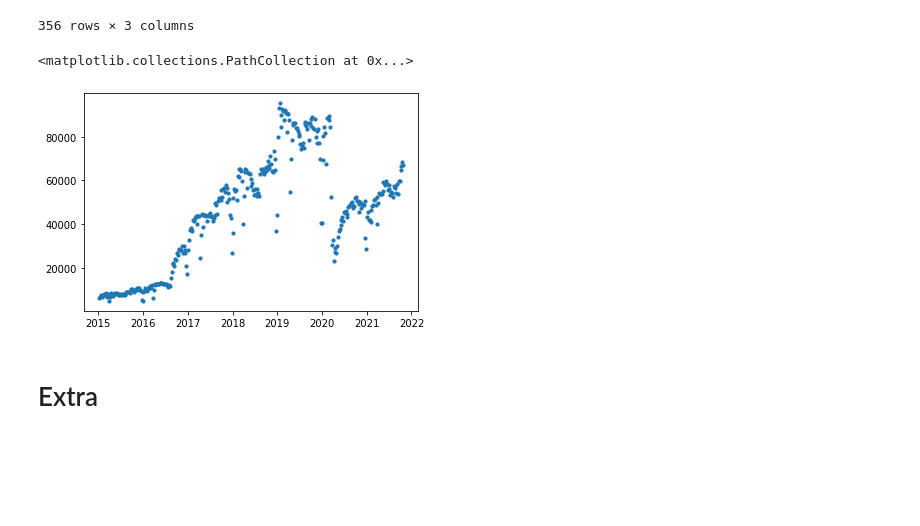
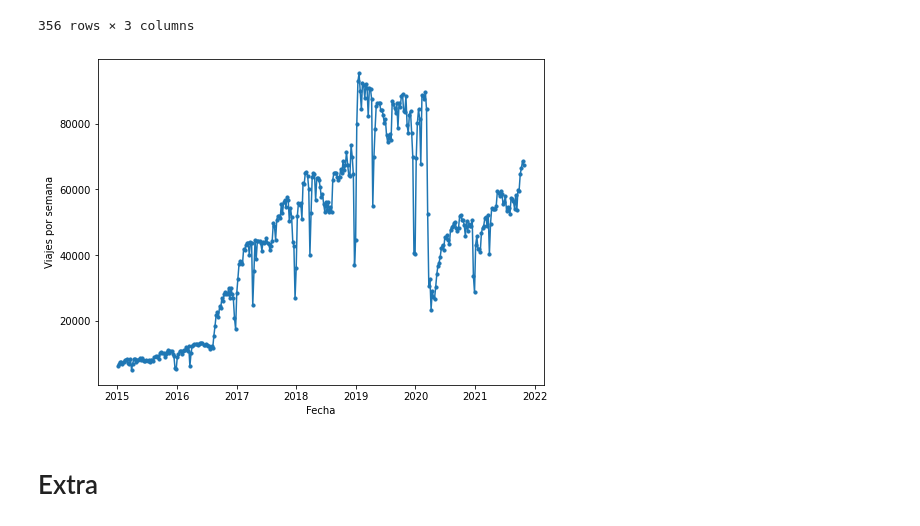
Before and after one commit to jaime-aguayo/proyecto_datos, a Jupyter notebook: dataWrangling.ipynb, the cells around one changed output. Saved outputs shown, nothing was run; the diff lists cells and outputs as text; code cells hidden in the pictures; blank space fills up the shorter version.

```diff
--- a/dataWrangling.ipynb
+++ b/dataWrangling.ipynb
@@ -187,10 +195,14 @@ other_df
 | 355 | 2021-10-25 | 67285 | 300 |
 356 rows × 3 columns
 # %%
+plt.figure(figsize=(8,6))
+plt.plot(other_df.date, other_df.trips)
 plt.scatter(other_df.date, other_df.trips, s=10)
+plt.xlabel("Fecha")
+plt.ylabel("Viajes por semana")
+plt.savefig("trips_weekly.png", transparent=True)
 # %% [output]
-<matplotlib.collections.PathCollection at 0x...>
-[figure, old version]
+[figure, new version]
 # %% [markdown]
 # Extra
 # %%
```
Also changed, not shown: parts of 4 cells of this notebook, 17 other files.
